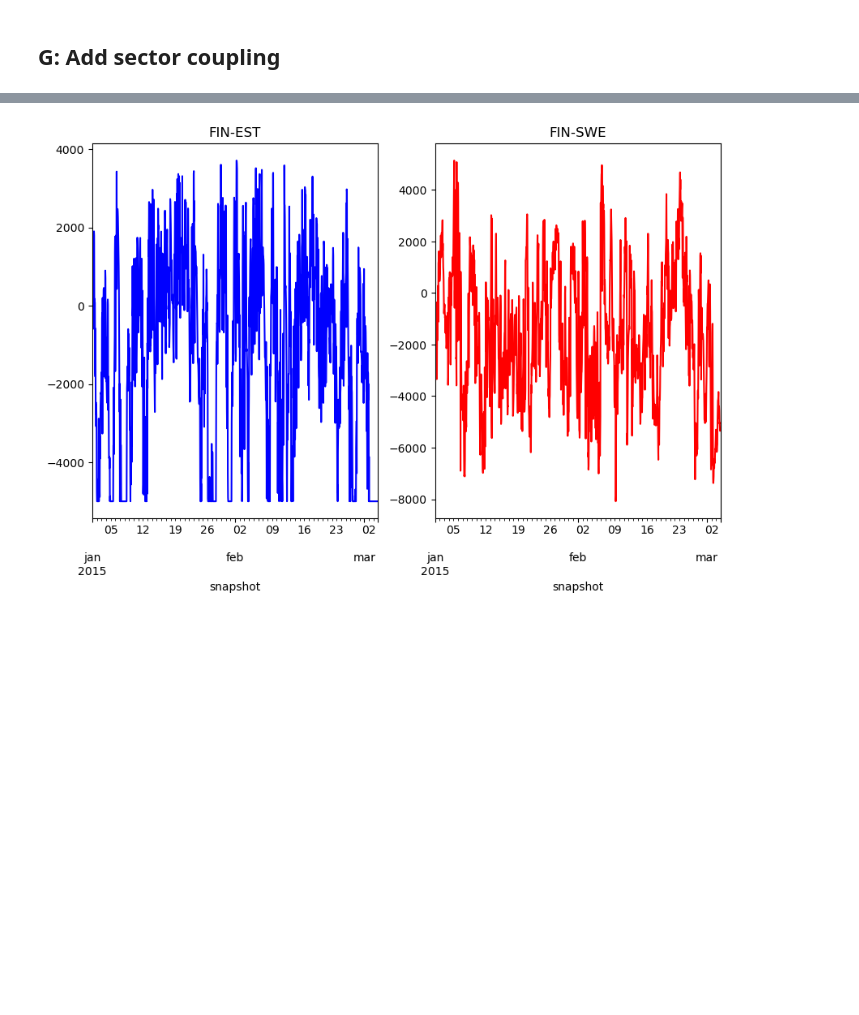
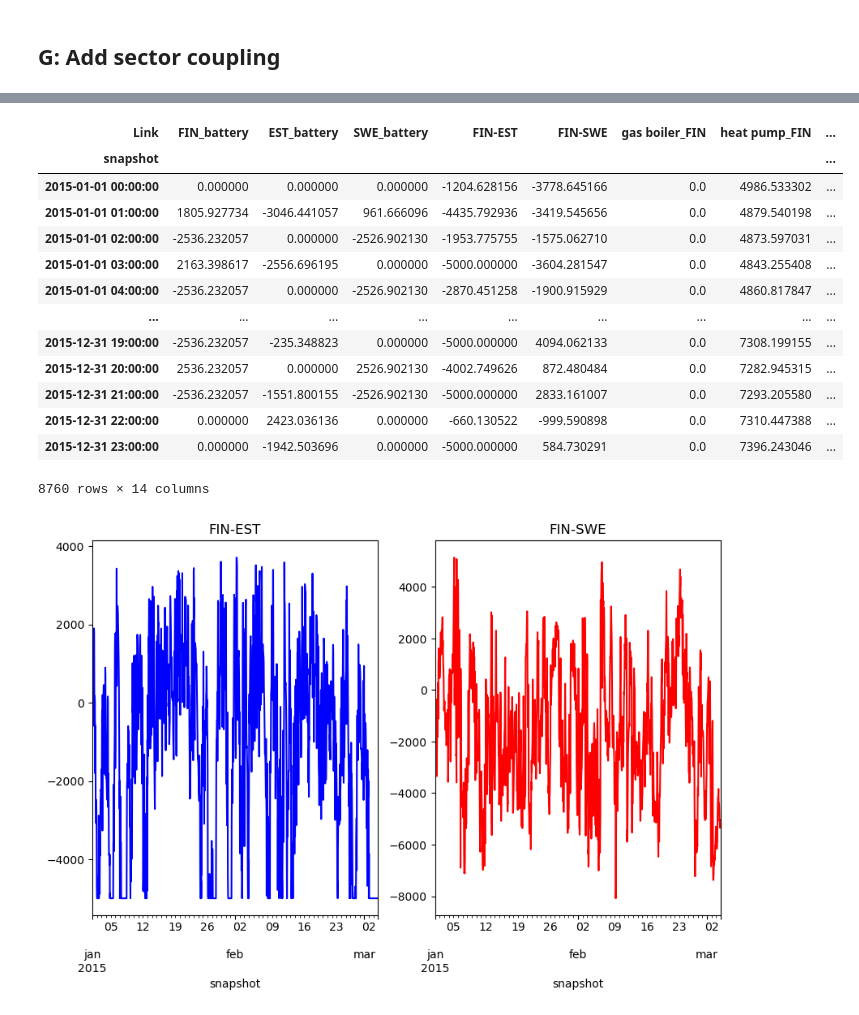
Before and after one commit to NicolineSimoneDTU/Integrated_Project, a Jupyter notebook: project.ipynb, the cells around one changed output, grey strips where cells are left out. Cells and saved outputs as stored; diff of their text form; code cells hidden in the pictures; blank space fills up the shorter version.

```diff
--- a/project.ipynb
+++ b/project.ipynb
@@ -975,0 +934,17 @@ network.generators.p_nom_opt.plot.barh()
+# %%
+network.links_t.p0
+# %% [output]
+| Link | FIN_battery | EST_battery | SWE_battery | FIN-EST | FIN-SWE | gas boiler_FIN | heat pump_FIN | ... |
+| snapshot |  |  |  |  |  |  |  | ... |
+| 2015-01-01 00:00:00 | 0.000000 | 0.000000 | 0.000000 | -1204.628156 | -3778.645166 | 0.0 | 4986.533302 | ... |
+| 2015-01-01 01:00:00 | 1805.927734 | -3046.441057 | 961.666096 | -4435.792936 | -3419.545656 | 0.0 | 4879.540198 | ... |
+| 2015-01-01 02:00:00 | -2536.232057 | 0.000000 | -2526.902130 | -1953.775755 | -1575.062710 | 0.0 | 4873.597031 | ... |
+| 2015-01-01 03:00:00 | 2163.398617 | -2556.696195 | 0.000000 | -5000.000000 | -3604.281547 | 0.0 | 4843.255408 | ... |
+| 2015-01-01 04:00:00 | -2536.232057 | 0.000000 | -2526.902130 | -2870.451258 | -1900.915929 | 0.0 | 4860.817847 | ... |
+| ... | ... | ... | ... | ... | ... | ... | ... | ... |
+| 2015-12-31 19:00:00 | -2536.232057 | -235.348823 | 0.000000 | -5000.000000 | 4094.062133 | 0.0 | 7308.199155 | ... |
+| 2015-12-31 20:00:00 | 2536.232057 | 0.000000 | 2526.902130 | -4002.749626 | 872.480484 | 0.0 | 7282.945315 | ... |
+| 2015-12-31 21:00:00 | -2536.232057 | -1551.800155 | -2526.902130 | -5000.000000 | 2833.161007 | 0.0 | 7293.205580 | ... |
+| 2015-12-31 22:00:00 | 0.000000 | 2423.036136 | 0.000000 | -660.130522 | -999.590898 | 0.0 | 7310.447388 | ... |
+| 2015-12-31 23:00:00 | 0.000000 | -1942.503696 | 0.000000 | -5000.000000 | 584.730291 | 0.0 | 7396.243046 | ... |
+8760 rows × 14 columns
```
Also changed, not shown: parts of 12 cells of this notebook.
